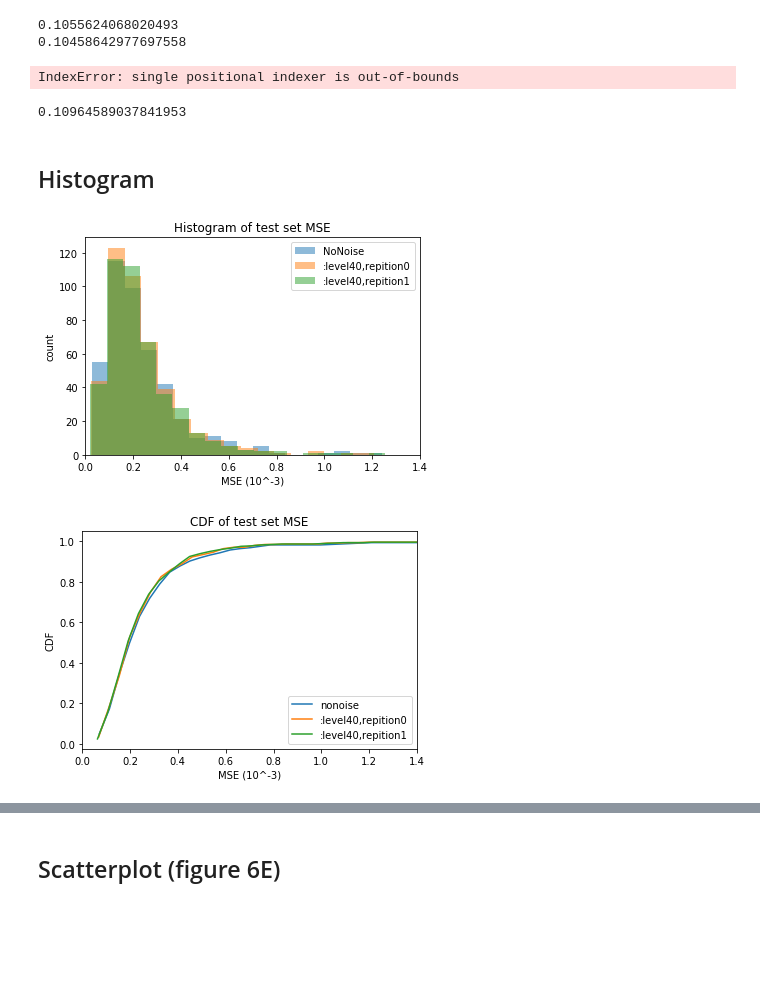
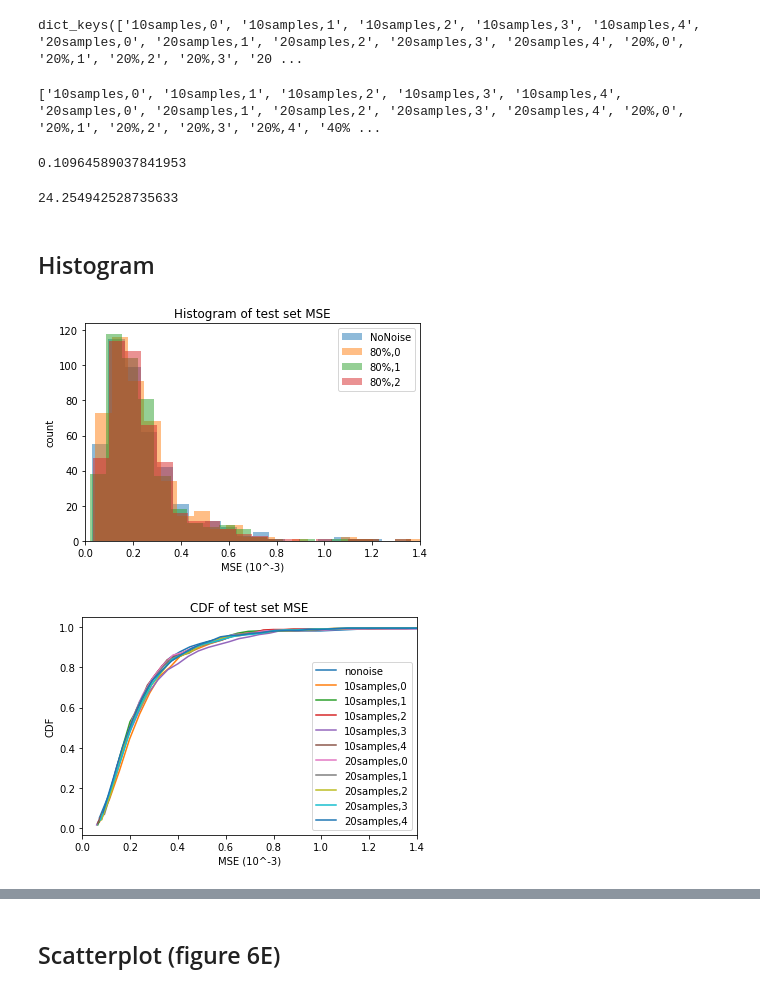
Before and after one commit to trdvangraft/mlbio, a Jupyter notebook: Data visualisations-RobustnessAnalysis.ipynb, the cells around one changed output, grey strips where cells are left out. Cells and saved outputs as stored; diff of their text form; code cells hidden in the pictures; blank space fills up the shorter version.

```diff
--- a/Data visualisations-RobustnessAnalysis.ipynb
+++ b/Data visualisations-RobustnessAnalysis.ipynb
@@ -10,14 +10,25 @@ import math
 testFS = "./src/testFS.txt"
 testMSE = "./src/testMSE.txt"
 
-levels = [40]
-repetitions = [0,1]
-lst = []
-typelst = []
+samples = [10, 20]
+repetitions = [0,1,2,3,4]
+filenameDic = {}
+for l in samples:
+    for r in repetitions:
+        filenameDic[f"{l}samples,{r}"] = (f"./src/{l}samples_repetition{r}_testMSE.txt",
+                                  f"./src/{l}samples_repetition{r}_testFS.txt")
+
+
+levels = [20,40,60,80]
+repetitions = [0,1,2,3,4]
 for l in levels:
     for r in repetitions:
-        filenameDic[f"{l},{r}"] = (f"./src/{l}percent_repetition{r}_testMSE.txt",
+        filenameDic[f"{l}%,{r}"] = (f"./src/{l}percent_repetition{r}_testMSE.txt",
                                   f"./src/{l}percent_repetition{r}_testFS.txt")
+
+print(filenameDic.keys())
+
+
 
 def readFiles(filename):
 
@@ -25,65 +36,71 @@ def readFiles(filename):
         string = file.read()
 
     return np.array(ast.literal_eval(string))
+# %% [output]
+dict_keys(['10samples,0', '10samples,1', '10samples,2', '10samples,3', '10samples,4', '20samples,0', '20samples,1', '20samples,2', '20samples,3', '20samples,4', '20%,0', '20%,1', '20%,2', '20%,3', '20 ...
 # %%
 standardMSE = readFiles(testMSE)
 standardFS = readFiles(testFS)
 
-levels = [40]
-repetitions = [0,1]
 MSEresults = []
 FSresults = []
 labels = []
-for l in levels:
-    for c in repetitions:
-        labels.append(f":level{l},repition{c}")
-        MSEresults.append(readFiles(filenameDic[f"{l},{c}"][0]))
-        FSresults.append(readFiles(filenameDic[f"{l},{c}"][1]))
+
+for key, value in filenameDic.items():
+        labels.append(key)
+        MSEresults.append(readFiles(filenameDic[key][0]))
+        FSresults.append(readFiles(filenameDic[key][1]))
 
 
 MSEresults = pd.DataFrame(MSEresults)
 # FSresults = pd.DataFrame(FSresults)
+print(labels)
+# %% [output]
+['10samples,0', '10samples,1', '10samples,2', '10samples,3', '10samples,4', '20samples,0', '20samples,1', '20samples,2', '20samples,3', '20samples,4', '20%,0', '20%,1', '20%,2', '20%,3', '20%,4', '40% ...
-# %%
-print(MSEresults.iloc[0].sum())
-print(MSEresults.iloc[1].sum())
-print(MSEresults.iloc[2].sum())
-print(MSEresults.iloc[3].sum())
-# %% [output]
-0.1055624068020493
-0.10458642977697558
-IndexError: single positional indexer is out-of-bounds
 # %%
 print(standardMSE.sum())
 # %% [output]
 0.10964589037841953
+# %%
+data = './data/Lindel_training.txt'
+df = pd.read_csv(data, sep='\t', header=None)
+df = df.iloc[:,3034:]
+
+df['nozeros'] = 557 - (df == 0).sum(axis=1)
+
+df['nozeros'].mean()
+# %% [output]
+24.254942528735633
 # %% [markdown]
 ## Histogram
 # %%
 def scale(data):
     return data*1000
 
 standardMSEScaled = scale(standardMSE)
 
 n = math.ceil((standardMSEScaled.max() - standardMSEScaled.min())/0.07)
 plt.hist(standardMSEScaled, bins=n,alpha=0.5, label="NoNoise")
 # i = 2
-# plt.hist(scale(MSEresults.iloc[0+i]),bins=n,alpha=0.5, label=labels[0+i])
-# plt.hist(scale(MSEresults.iloc[3+i]),bins=n,alpha=0.5, label=labels[3+i])
-# plt.hist(scale(MSEresults.iloc[6+i]),bins=n,alpha=0.5, label=labels[6+i])
-# plt.hist(scale(MSEresults.iloc[9+i]),bins=n,alpha=0.5, label=labels[9+i])
-plt.hist(scale(MSEresults.iloc[0]),bins=n,alpha=0.5, label=labels[0])
-plt.hist(scale(MSEresults.iloc[1]),bins=n,alpha=0.5, label=labels[1])
-# plt.hist(scale(MSEresults.iloc[2]),bins=n,alpha=0.5, label=labels[2])
+
+# plt.hist(scale(MSEresults.iloc[10]),bins=n,alpha=0.5, label=labels[10])
+# plt.hist(scale(MSEresults.iloc[11]),bins=n,alpha=0.5, label=labels[11])
+# plt.hist(scale(MSEresults.iloc[12]),bins=n,alpha=0.5, label=labels[12])
+
+plt.hist(scale(MSEresults.iloc[25]),bins=n,alpha=0.5, label=labels[25])
+plt.hist(scale(MSEresults.iloc[26]),bins=n,alpha=0.5, label=labels[26])
+plt.hist(scale(MSEresults.iloc[27]),bins=n,alpha=0.5, label=labels[27])
+
 
 
 plt.title("Histogram of test set MSE")
 plt.ylabel("count")
 plt.xlabel("MSE (10^-3)")
 plt.legend()
 plt.xlim([0, 1.4])
 plt.show()
 # %% [output]
-[figure, old version]
+[figure, new version]
 # %%
 def generateCDF(data, label):
     count, bins_count = np.histogram(data, bins=40)
@@ -103,9 +120,9 @@ def generateCDF(data, label):
     plt.legend()
 
 generateCDF(standardMSEScaled, "nonoise")
-for i in range(0,2):
+for i in range(0,10):
     generateCDF(scale(MSEresults.iloc[i]),label=labels[i])
 # %% [output]
-[figure, old version]
+[figure, new version]
 # %%
 generateCDF(standardMSEScaled, "nonoise")
```
Also changed, not shown: parts of 9 cells of this notebook, 26 other files.
